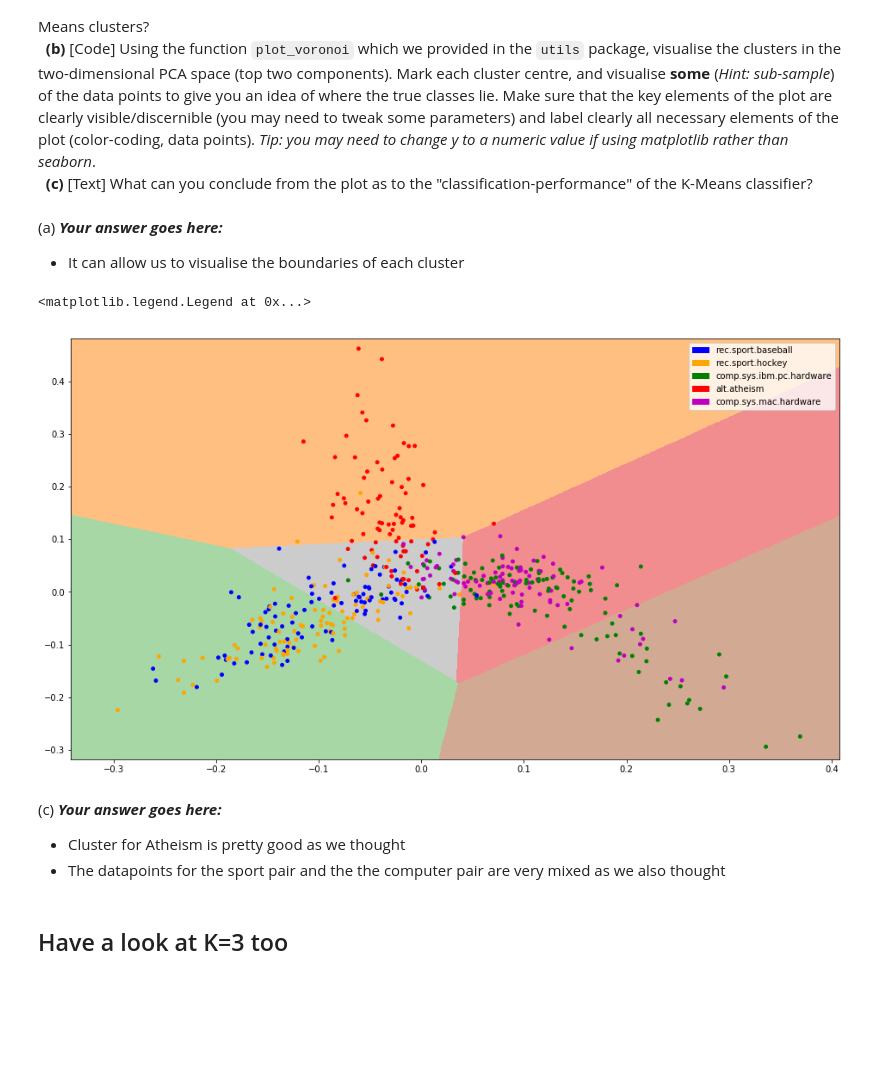
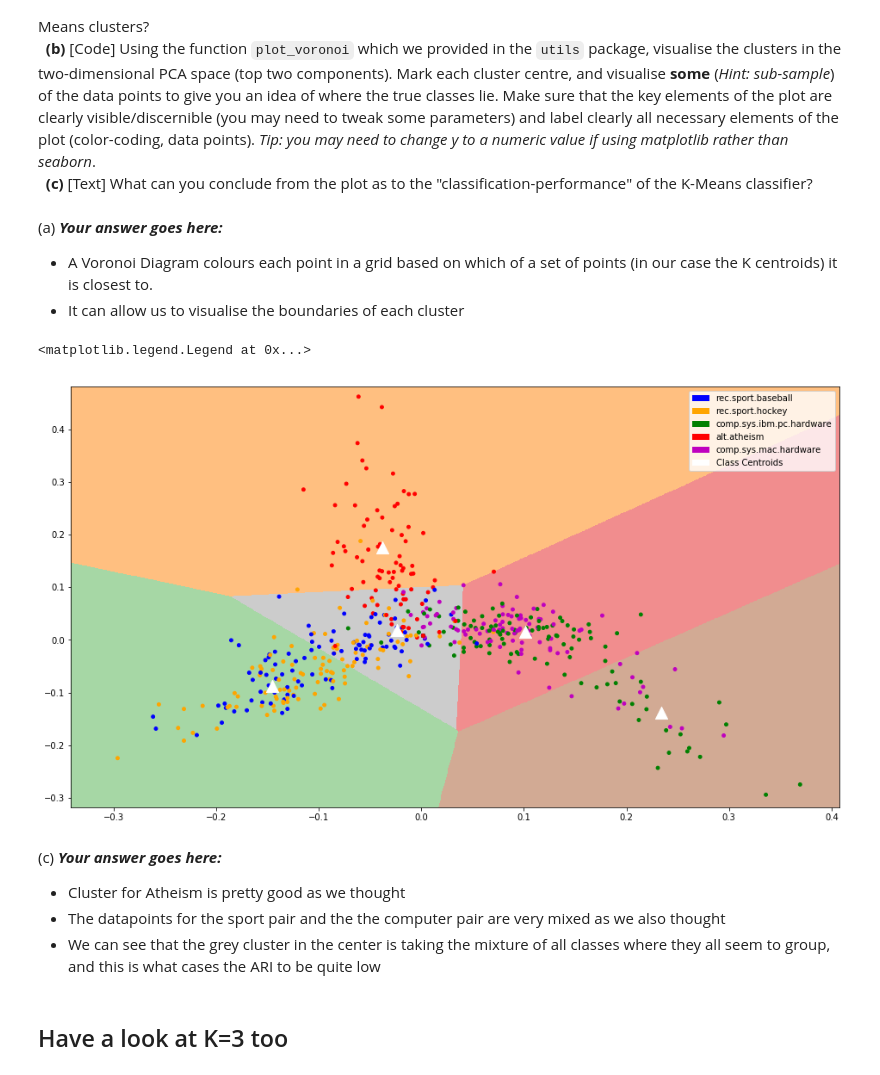
Before and after one commit to stuphys1729/IAML, a Jupyter notebook: Assignments/04_A_KMeans.ipynb, the cells around one changed output. Cells and saved outputs as stored; diff of their text form; code cells hidden in the pictures; blank space fills up the shorter version.

```diff
--- a/Assignments/04_A_KMeans.ipynb
+++ b/Assignments/04_A_KMeans.ipynb
@@ -412,40 +430,47 @@ Another benefit of Dimensionality Reduction is that it allows us to visualise th
 # %% [markdown]
 (a) ***Your answer goes here:***
 
+- A Voronoi Diagram colours each point in a grid based on which of a set of points (in our case the K centroids) it is closest to.
 - It can allow us to visualise the boundaries of each cluster
 # %%
 #(b) # Your Code goes here:
 
 # Set colours for each point
 classes = y.unique()
 colours = ['b', 'orange', 'g', 'r', 'm']
 cmap = dict(zip(classes, colours))
 cols = [ cmap[clas] for clas in y ]
 
 # Voroni Diagram
 xmin, ymin = *X_new.min(axis=0),
 xmax, ymax = *X_new.max(axis=0),
 ax = plot_voronoi(km5, [xmin, xmax, ymin, ymax+0.02], sampling=1000)
 #plt.scatter(km5.cluster_centers_)
 
 # Scatter of data subset
 subset = 500
 pltx, plty = X_new.T
 plt.scatter(pltx[:subset], plty[:subset], s=15, c=cols)
 
+# Scatter the centroids
+plt.scatter(km5.cluster_centers_.flatten()[::2], km5.cluster_centers_.flatten()[1::2], s=200, marker='^', c='w')
+print()
+
 # Legend
 recs = []
 for c in colours:
     recs.append(mpatches.Rectangle((0,0),1,1,fc=c))
-plt.legend(recs, classes)
+recs.append(mpatches.Polygon(np.array([[-1,-1], [0,1], [1,-1]]), closed=True, fc='w'))
+plt.legend(recs, list(classes) + ['Class Centroids'])
 # %% [output]
 <matplotlib.legend.Legend at 0x...>
-[figure, old version]
+[figure, new version]
 # %% [markdown]
 (c) ***Your answer goes here:***
 
 - Cluster for Atheism is pretty good as we thought
 - The datapoints for the sport pair and the the computer pair are very mixed as we also thought
+- We can see that the grey cluster in the center is taking the mixture of all classes where they all seem to group, and this is what cases the ARI to be quite low
 # %% [markdown]
 ## Have a look at K=3 too
 # %%
```
Also changed, not shown: parts of 21 cells of this notebook, 1 other file.
